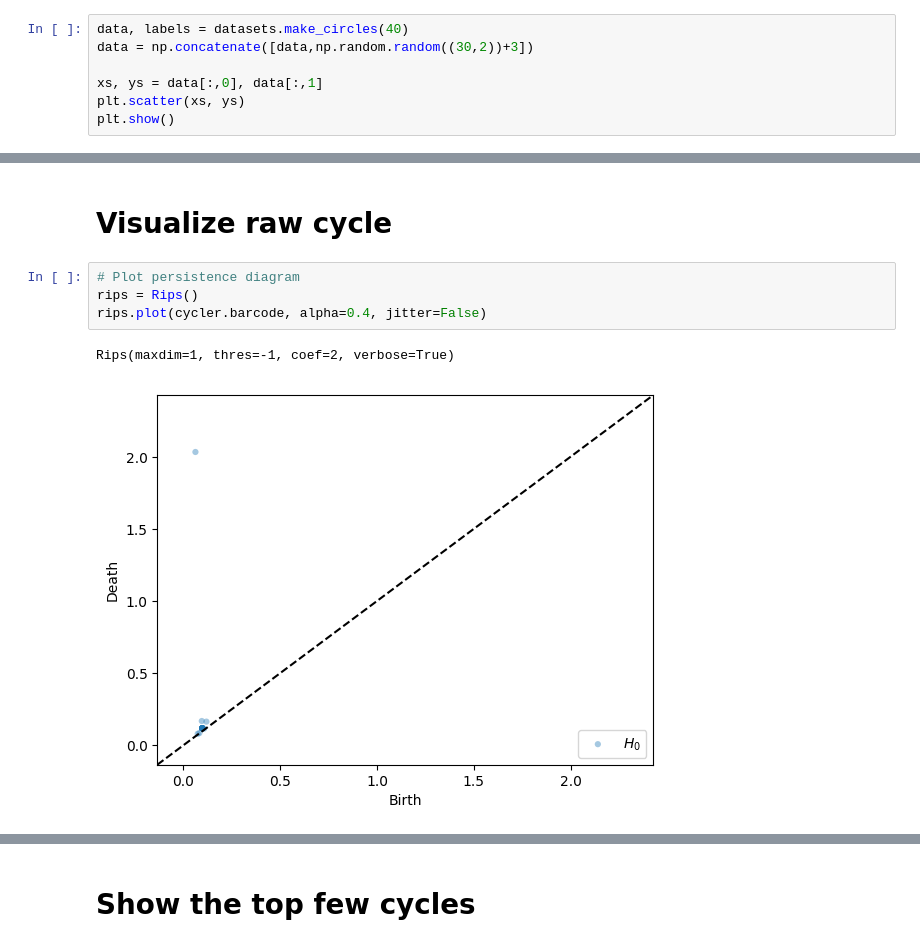
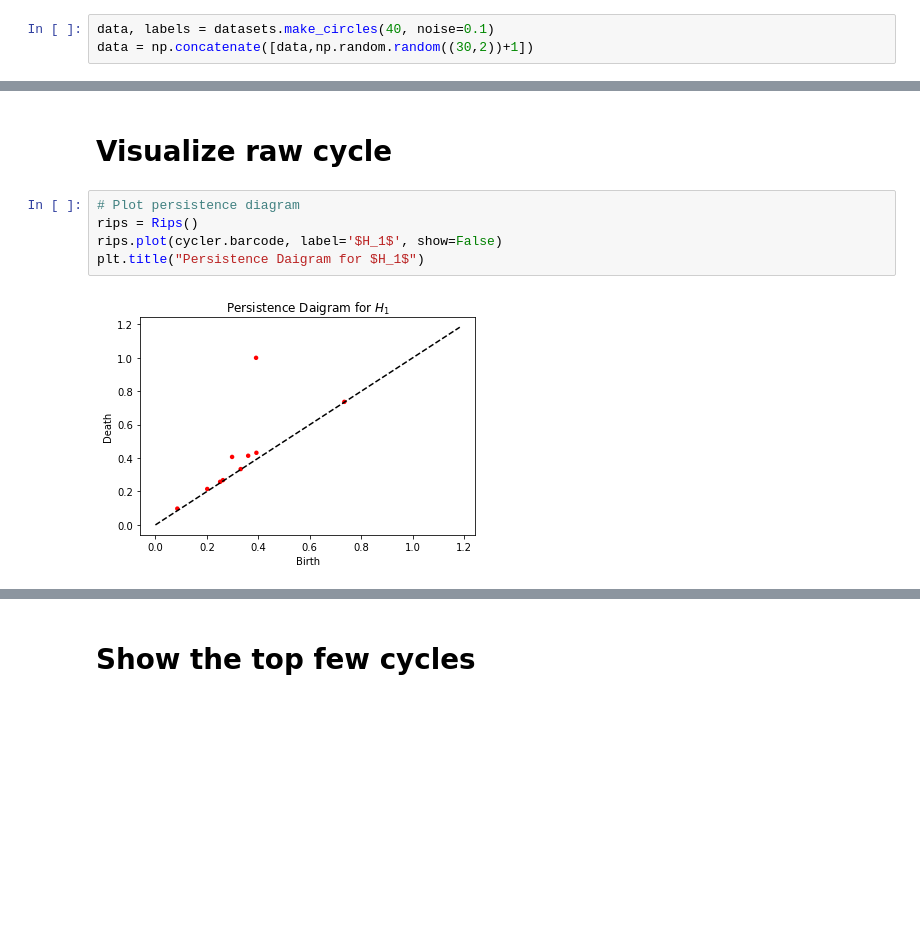
Before and after one commit to sauln/cyclonysus, a Jupyter notebook: notebooks/Compute Cycles.ipynb, the cells around one changed output, grey strips where cells are left out. Saved outputs shown, nothing was run; the diff lists cells and outputs as text; blank space fills up the shorter version.

```diff
--- a/notebooks/Compute Cycles.ipynb
+++ b/notebooks/Compute Cycles.ipynb
@@ -20,7 +19,3 @@ from src.cycler import Cycler
 # %%
-data, labels = datasets.make_circles(40)
-data = np.concatenate([data,np.random.random((30,2))+3])
-
-xs, ys = data[:,0], data[:,1]
-plt.scatter(xs, ys)
-plt.show()
+data, labels = datasets.make_circles(40, noise=0.1)
+data = np.concatenate([data,np.random.random((30,2))+1])
@@ -43,10 +42,10 @@ vertices = cycler.order_vertices(cycle)
 # %%
 # Plot persistence diagram
 rips = Rips()
-rips.plot(cycler.barcode, alpha=0.4, jitter=False)
+rips.plot(cycler.barcode, label='$H_1$', show=False)
+plt.title("Persistence Daigram for $H_1$")
 # %% [output]
-Rips(maxdim=1, thres=-1, coef=2, verbose=True)
-[figure, old version]
+[figure, new version]
 # %%
 # Plot cycle
 xs_v, ys_v = data[vertices][:,0], data[vertices][:,1]
```
Also changed, not shown: parts of 6 cells of this notebook, 5 other files.
